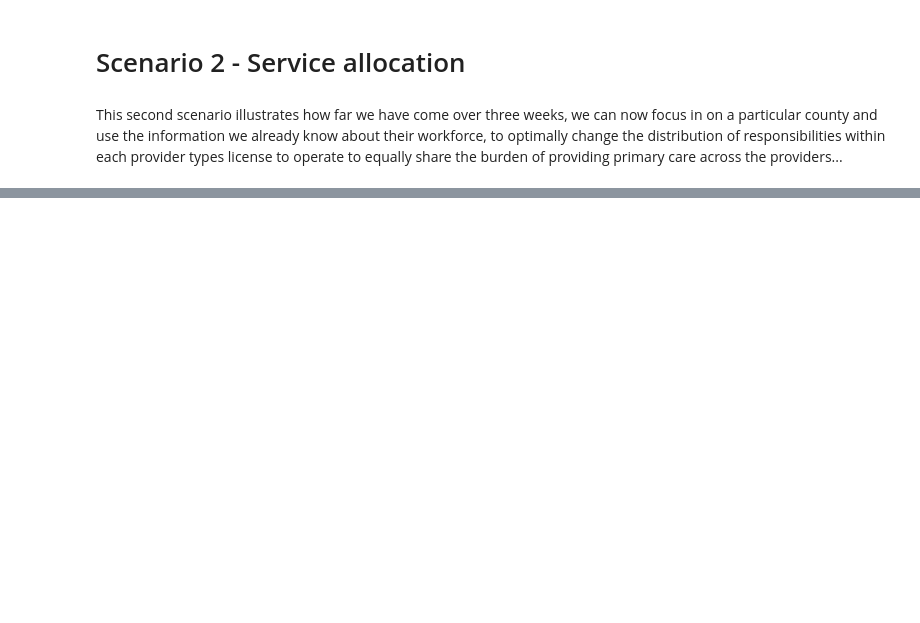
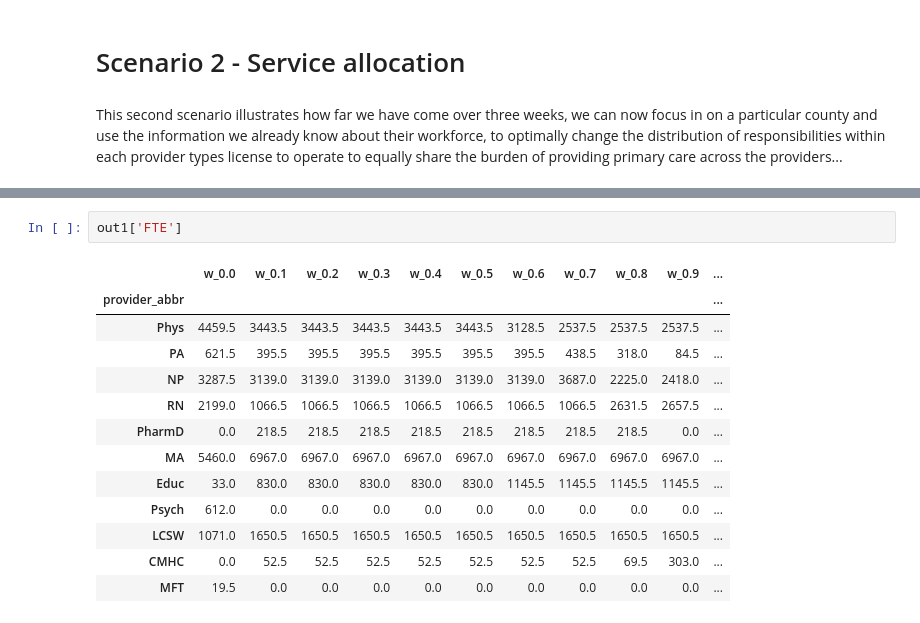
Before and after one commit to UMEC/healthcare-workforce, a Jupyter notebook: models/4.1.1 Model Manipulation/Workforce Tool - Demonstration Notebook.ipynb, the cells around one changed output, grey strips where cells are left out. Drawn from its saved outputs; the diff is of its cells as text; blank space fills up the shorter version.

```diff
--- a/models/4.1.1 Model Manipulation/Workforce Tool - Demonstration Notebook.ipynb
+++ b/models/4.1.1 Model Manipulation/Workforce Tool - Demonstration Notebook.ipynb
@@ -85,0 +79,16 @@ This second scenario illustrates how far we have come over three weeks, we can n
+# %%
+out1['FTE']
+# %% [output]
+|  | w_0.0 | w_0.1 | w_0.2 | w_0.3 | w_0.4 | w_0.5 | w_0.6 | w_0.7 | w_0.8 | w_0.9 | ... |
+| provider_abbr |  |  |  |  |  |  |  |  |  |  | ... |
+| Phys | 4459.5 | 3443.5 | 3443.5 | 3443.5 | 3443.5 | 3443.5 | 3128.5 | 2537.5 | 2537.5 | 2537.5 | ... |
+| PA | 621.5 | 395.5 | 395.5 | 395.5 | 395.5 | 395.5 | 395.5 | 438.5 | 318.0 | 84.5 | ... |
+| NP | 3287.5 | 3139.0 | 3139.0 | 3139.0 | 3139.0 | 3139.0 | 3139.0 | 3687.0 | 2225.0 | 2418.0 | ... |
+| RN | 2199.0 | 1066.5 | 1066.5 | 1066.5 | 1066.5 | 1066.5 | 1066.5 | 1066.5 | 2631.5 | 2657.5 | ... |
+| PharmD | 0.0 | 218.5 | 218.5 | 218.5 | 218.5 | 218.5 | 218.5 | 218.5 | 218.5 | 0.0 | ... |
+| MA | 5460.0 | 6967.0 | 6967.0 | 6967.0 | 6967.0 | 6967.0 | 6967.0 | 6967.0 | 6967.0 | 6967.0 | ... |
+| Educ | 33.0 | 830.0 | 830.0 | 830.0 | 830.0 | 830.0 | 1145.5 | 1145.5 | 1145.5 | 1145.5 | ... |
+| Psych | 612.0 | 0.0 | 0.0 | 0.0 | 0.0 | 0.0 | 0.0 | 0.0 | 0.0 | 0.0 | ... |
+| LCSW | 1071.0 | 1650.5 | 1650.5 | 1650.5 | 1650.5 | 1650.5 | 1650.5 | 1650.5 | 1650.5 | 1650.5 | ... |
+| CMHC | 0.0 | 52.5 | 52.5 | 52.5 | 52.5 | 52.5 | 52.5 | 52.5 | 69.5 | 303.0 | ... |
+| MFT | 19.5 | 0.0 | 0.0 | 0.0 | 0.0 | 0.0 | 0.0 | 0.0 | 0.0 | 0.0 | ... |
```
Also changed, not shown: parts of 8 cells of this notebook, 2 other files.
